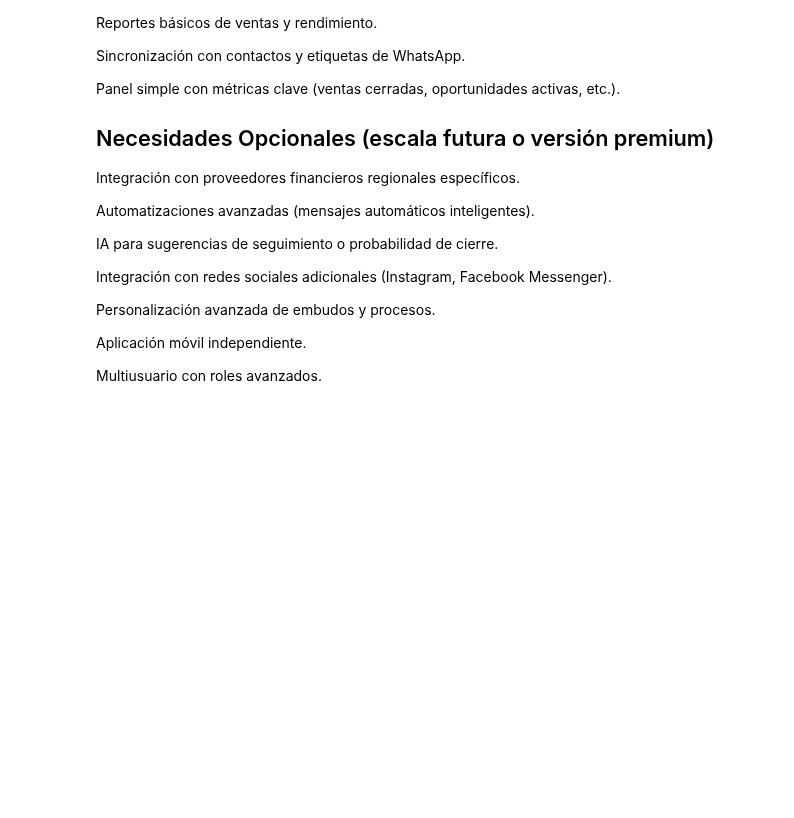
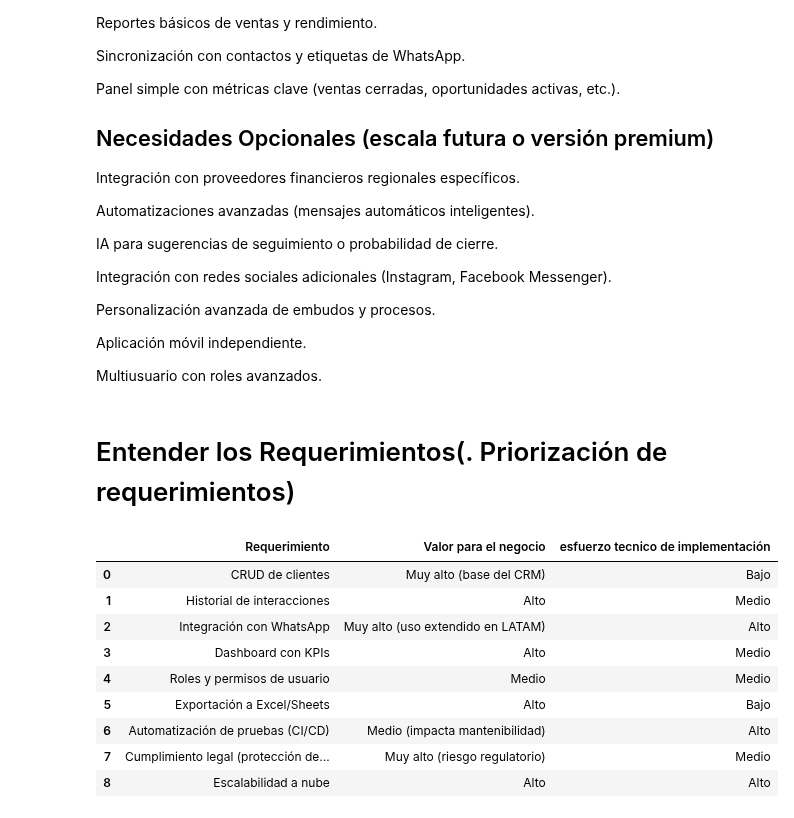
Before and after one commit to anak1607/codespaces-jupyter, a Jupyter notebook: ingenieriasoftware.ipynb, the cells around one changed output. Saved outputs shown, nothing was run; the diff lists cells and outputs as text; code cells hidden in the pictures; blank space fills up the shorter version.

Commit message:
requerimientos

```diff
--- a/ingenieriasoftware.ipynb
+++ b/ingenieriasoftware.ipynb
@@ -301,3 +301,59 @@ Personalización avanzada de embudos y procesos.
 Aplicación móvil independiente.
 
 Multiusuario con roles avanzados.
+# %% [markdown]
+# Entender los Requerimientos(. Priorización de requerimientos)
+# %%
+import pandas as pd
+
+data = {
+    "Requerimiento": [
+        "CRUD de clientes",
+        "Historial de interacciones",
+        "Integración con WhatsApp",
+        "Dashboard con KPIs",
+        "Roles y permisos de usuario",
+        "Exportación a Excel/Sheets",
+        "Automatización de pruebas (CI/CD)",
+        "Cumplimiento legal (protección de datos)",
+        "Escalabilidad a nube"
+    ],
+
+    "Valor para el negocio": [
+        "Muy alto (base del CRM)",
+        "Alto",
+        "Muy alto (uso extendido en LATAM)",
+        "Alto",
+        "Medio",
+        "Alto",
+        "Medio (impacta mantenibilidad)",
+        "Muy alto (riesgo regulatorio)",
+        "Alto"
+    ],
+
+    "esfuerzo tecnico de implementación": [
+        "Bajo",
+        "Medio",
+        "Alto",
+        "Medio",
+        "Medio",
+        "Bajo",
+        "Alto",
+        "Medio",
+        "Alto"
+    ]
+}
+
+tabla = pd.DataFrame(data)
+tabla
+# %% [output]
+|  | Requerimiento | Valor para el negocio | esfuerzo tecnico de implementación |
+| 0 | CRUD de clientes | Muy alto (base del CRM) | Bajo |
+| 1 | Historial de interacciones | Alto | Medio |
+| 2 | Integración con WhatsApp | Muy alto (uso extendido en LATAM) | Alto |
+| 3 | Dashboard con KPIs | Alto | Medio |
+| 4 | Roles y permisos de usuario | Medio | Medio |
+| 5 | Exportación a Excel/Sheets | Alto | Bajo |
+| 6 | Automatización de pruebas (CI/CD) | Medio (impacta mantenibilidad) | Alto |
+| 7 | Cumplimiento legal (protección de... | Muy alto (riesgo regulatorio) | Medio |
+| 8 | Escalabilidad a nube | Alto | Alto |
```
